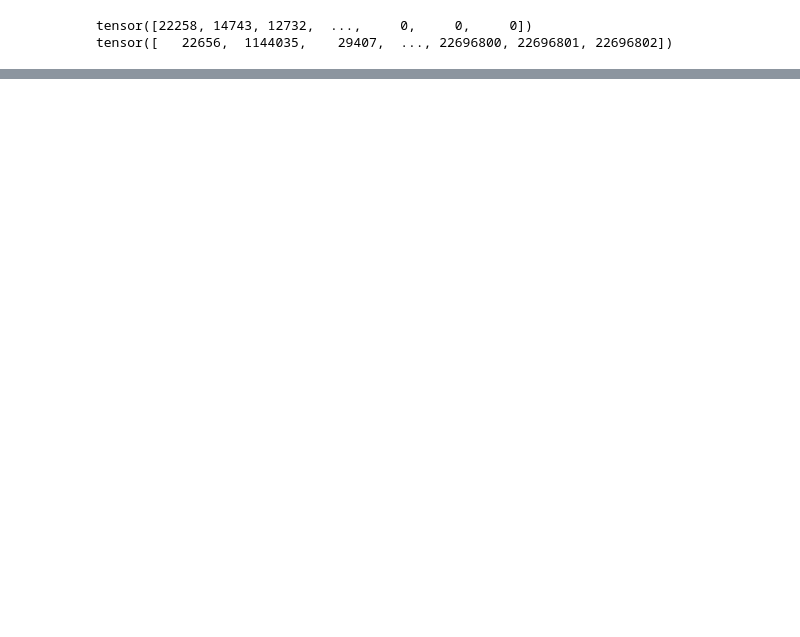
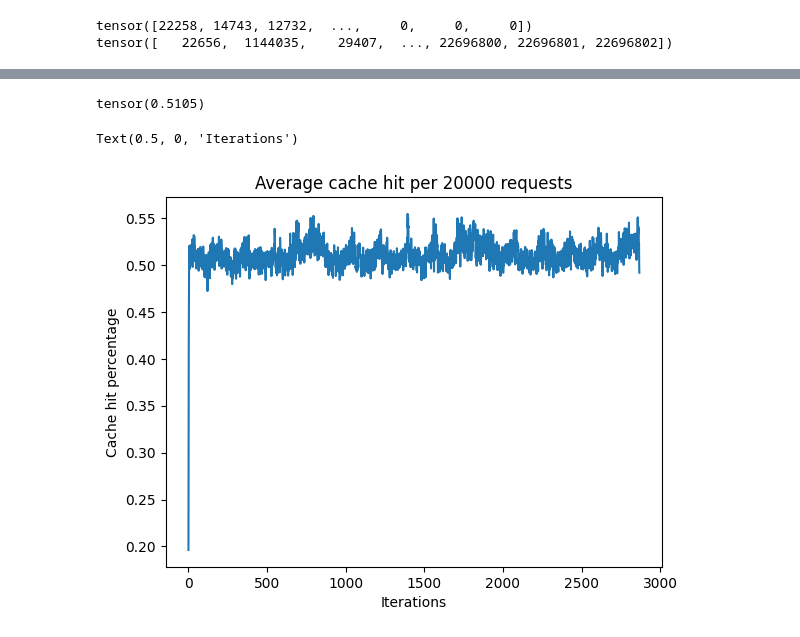
Before and after one commit to zimengzhou1/gnn-ssd, a Jupyter notebook: 3LayerCache.ipynb, the cells around one changed output, grey strips where cells are left out. Cells and saved outputs as stored; diff of their text form; code cells hidden in the pictures; blank space fills up the shorter version.

```diff
--- a/3LayerCache.ipynb
+++ b/3LayerCache.ipynb
@@ -158,0 +159,16 @@ plt.plot(intervals)
+# %%
+edges = data.edge_index.t()
+dic_temp = {}
+for i in range(len(edges[len(edges) - 2*subset:])):
+    src = int(edges[i][0])
+    dst = int(edges[i][1])
+    tup = (src, dst)
+    if src in dic_temp:
+        dic_temp[src] += 1
+    else:
+        dic_temp[src] = 1
+
+    if dst in dic_temp:
+        dic_temp[dst] += 1
+    else:
+        dic_temp[src] = 1
@@ -158,0 +179,15 @@ plt.plot(intervals)
+# %%
+# Percentage of all edges that are repeated
+edges = data.edge_index.t()
+dic = {}
+for i in range(len(edges)):
+    src = int(edges[i][0])
+    dst = int(edges[i][1])
+    tup = (src, dst)
+    if tup in dic:
+        dic[tup] += 1
+    else:
+        dic[tup] = 1
+
+
+# We hypothesise
@@ -158,0 +245,18 @@ plt.plot(intervals)
+# %%
+t = torch.load('LRU_subset_1.0Ccache_10.pt')
+t = list(t)
+
+intervals_dynamic = sum_intervals(t)
+getHitRate(intervals_dynamic)
+# %% [output]
+tensor(0.5105)
+# %%
+import matplotlib.pyplot as plt
+
+plt.plot(intervals_dynamic)
+plt.title('Average cache hit per 20000 requests')
+plt.ylabel('Cache hit percentage')
+plt.xlabel('Iterations')
+# %% [output]
+Text(0.5, 0, 'Iterations')
+[figure, added]
```
Also changed, not shown: parts of 30 cells of this notebook, 2 other files.
